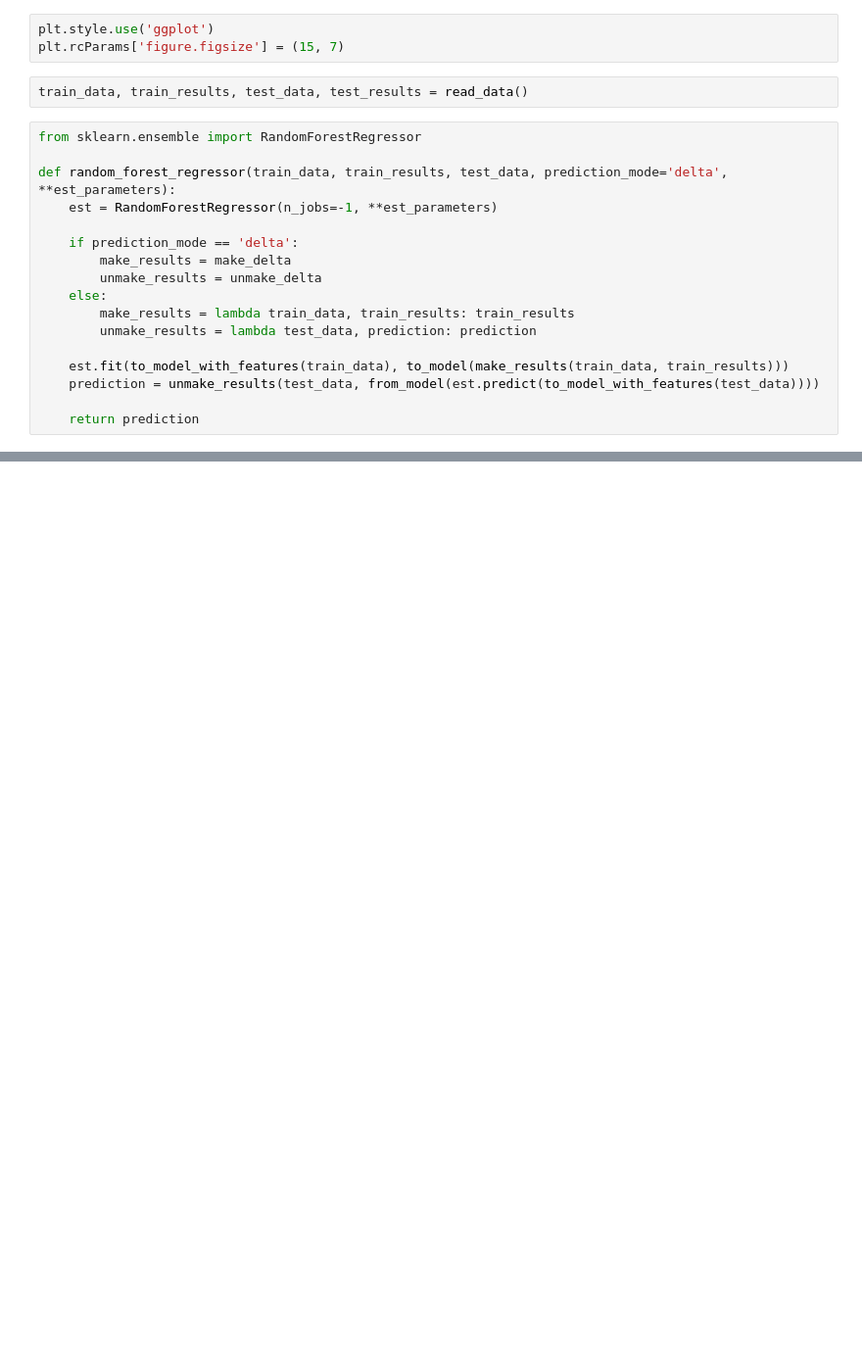
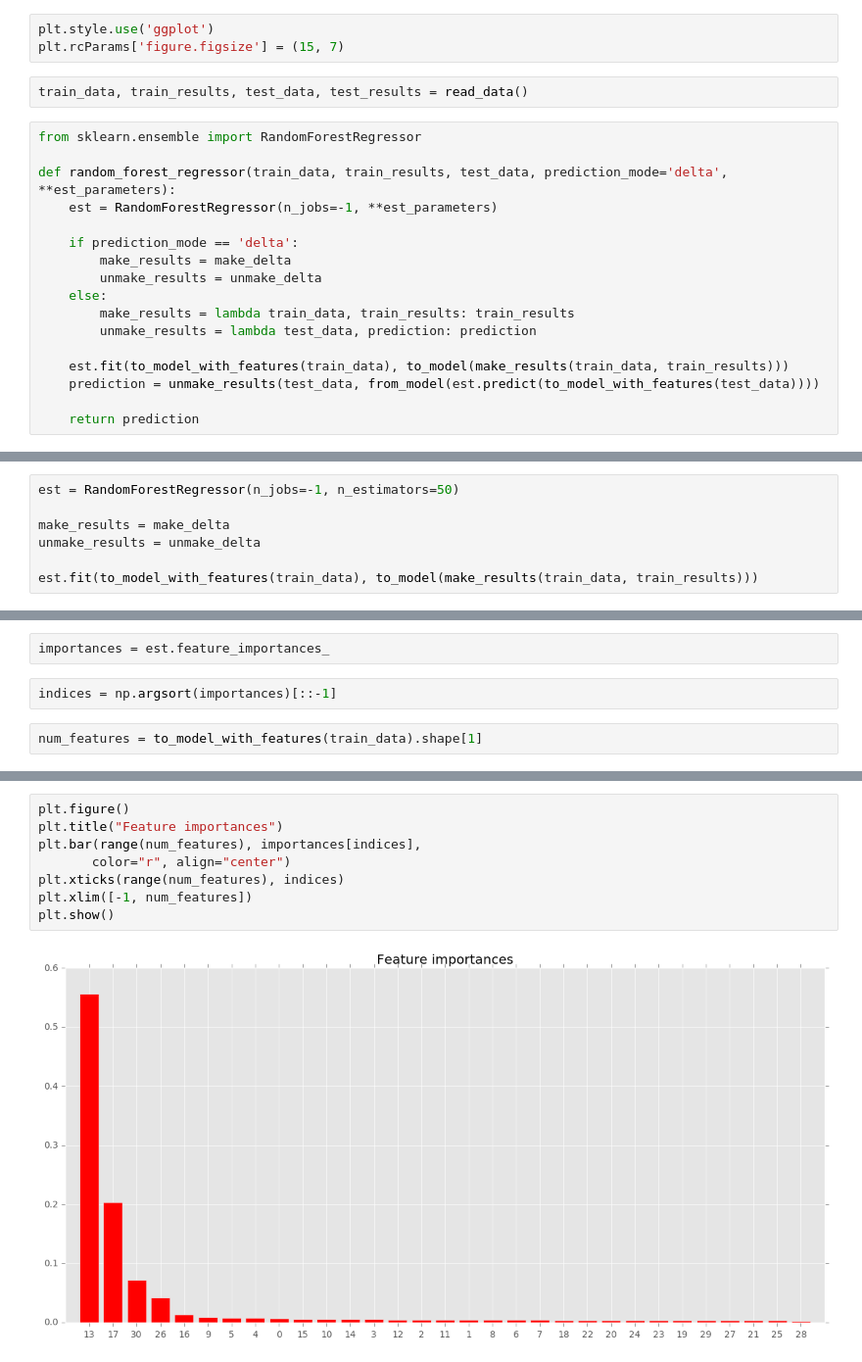
Before and after one commit to avgaydashenko/cuddly-robot, a Jupyter notebook: framework.ipynb, the cells around one changed output, grey strips where cells are left out. Shown at 98% size. Cells and saved outputs as stored; diff of their text form; blank space fills up the shorter version.

Commit message:
feature importance

```diff
--- a/framework.ipynb
+++ b/framework.ipynb
@@ -88,0 +38,7 @@ get_pedestrians(file, pedestrian_number=5, maximize_score=False)
+# %%
+est = RandomForestRegressor(n_jobs=-1, n_estimators=50)
+
+make_results = make_delta
+unmake_results = unmake_delta
+
+est.fit(to_model_with_features(train_data), to_model(make_results(train_data, train_results)))
@@ -88,0 +51,6 @@ get_pedestrians(file, pedestrian_number=5, maximize_score=False)
+# %%
+importances = est.feature_importances_
+# %%
+indices = np.argsort(importances)[::-1]
+# %%
+num_features = to_model_with_features(train_data).shape[1]
@@ -88,0 +80,10 @@ get_pedestrians(file, pedestrian_number=5, maximize_score=False)
+# %%
+plt.figure()
+plt.title("Feature importances")
+plt.bar(range(num_features), importances[indices],
+       color="r", align="center")
+plt.xticks(range(num_features), indices)
+plt.xlim([-1, num_features])
+plt.show()
+# %% [output]
+[figure, added]
```
Also changed, not shown: parts of 6 cells of this notebook, 1 other file.
